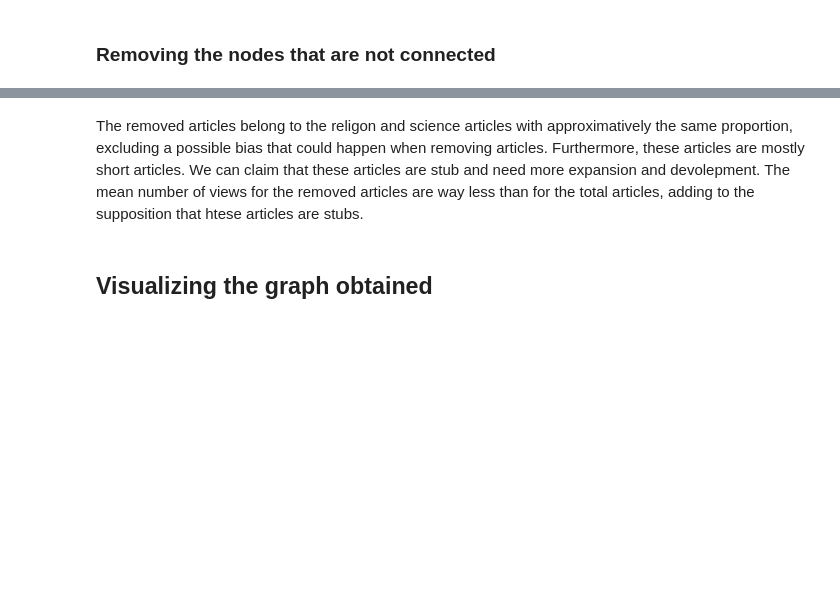
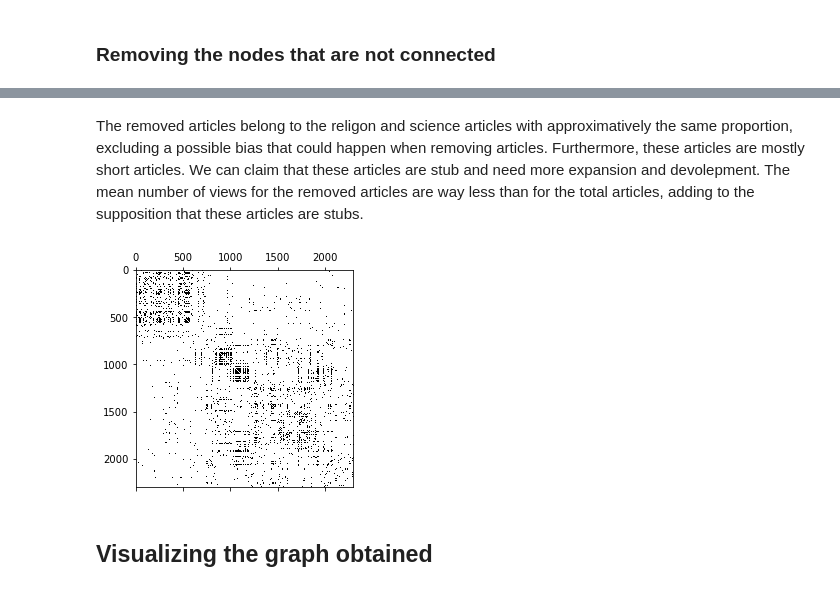
Before and after one commit to aaag97/ntds-projects, a Jupyter notebook: Project/wikipedia.ipynb, the cells around one changed output, grey strips where cells are left out. Saved outputs shown, nothing was run; the diff lists cells and outputs as text; code cells hidden in the pictures; blank space fills up the shorter version.

```diff
--- a/Project/wikipedia.ipynb
+++ b/Project/wikipedia.ipynb
@@ -233,4 +230,0 @@ plt.spy(hyperlinks)
-# %%
-# Computing the laplacian
-laplacian = matrixu.compute_laplacian(hyperlinks, normalize=True)
-lam, U = matrixu.spectral_decomposition(np.nan_to_num(laplacian))
@@ -242,4 +230,0 @@ plt.plot(lam, ideal_tk)
-# %%
-order =  10
-coeff = fit_polynomial(lam.real, order, ideal_filter)
-graph_filter = polynomial_graph_filter(coeff.real, laplacian)
@@ -385,11 +403,11 @@ class MatrixUtils():
         return cos_sim
 
     @staticmethod
-    def cosine_distances(features):
+    def cosine_distances(self, features):
         features_a = np.array(features)
 
         #compute cosine similarity between all articles
-        distances = np.array([[cosine(features_a[i,:],features_a[j,:]) for i in range(0,features_a.shape[0])]
+        distances = np.array([[self.cosine(features_a[i,:],features_a[j,:]) for i in range(0,features_a.shape[0])]
             for j in range(0,features_a.shape[0])]).reshape(features.shape[0],-1)
 
         return distances
@@ -409,7 +427,7 @@ class MatrixUtils():
         return feat
 
     @staticmethod
-    def remove_noconnected (adjacency, distances, tf_idf, labels_df, no_label=False):
+    def remove_noconnected (adjacency, distances, tf_idf, labels_df, no_label=False, words_df_reduced = words_df_reduced):
         nodes_df = pd.DataFrame(range(len(adjacency)), columns = ["X"])
         nodes_df["Y"] = np.zeros((len(adjacency)))
         epsilon_df = pd.DataFrame(np.argwhere(adjacency != 0), columns = ["X","Y"] ).drop_duplicates(subset = "X")
@@ -451,9 +469,9 @@ class VisUtils():
 matrixu = MatrixUtils()
 # %%
 features_a = np.array(features)
-distances = cosine_distances(features_a)
-distances_religion = matrixu.cosine_distances(features_a[labels_df_wo[labels_df_wo["label"] == 0].index])
-distances_science = matrixu.cosine_distances(features_a[labels_df_wo[labels_df_wo["label"] == 1].index])
+distances = matrixu.cosine_distances(matrixu, features_a)
+distances_religion = matrixu.cosine_distances(matrixu, features_a[labels_df[labels_df["label"] == 0].index])
+distances_science = matrixu.cosine_distances(matrixu, features_a[labels_df[labels_df["label"] == 1].index])
 # %%
 #histogram of cosine similarity
 
@@ -590,10 +691,12 @@ print("The mean number of views of the articles are " + str(mean_nb_views) + " p
 # %% [markdown]
-The removed articles belong to the religon and science articles with approximatively the same proportion, excluding a possible bias that could happen when removing articles. Furthermore, these articles are mostly short articles. We can claim that these articles are stub and need more expansion and devolepment. The mean number of views for the removed articles are way less than for the total articles, adding to the supposition that htese articles are stubs.
+The removed articles belong to the religon and science articles with approximatively the same proportion, excluding a possible bias that could happen when removing articles. Furthermore, these articles are mostly short articles. We can claim that these articles are stub and need more expansion and devolepment. The mean number of views for the removed articles are way less than for the total articles, adding to the supposition that these articles are stubs.
 # %%
-adjacency_wo = article_sim_th(0.50,distances_wo, weight=True)
+adjacency_wo = matrixu.article_sim_th(0.50,distances_wo, weight=True)
 
 plt.spy(adjacency_wo)
 plt.show()
+# %% [output]
+[figure, added]
 # %% [markdown]
 ## Visualizing the graph obtained
 # %%
```
Also changed, not shown: parts of 53 cells of this notebook.
